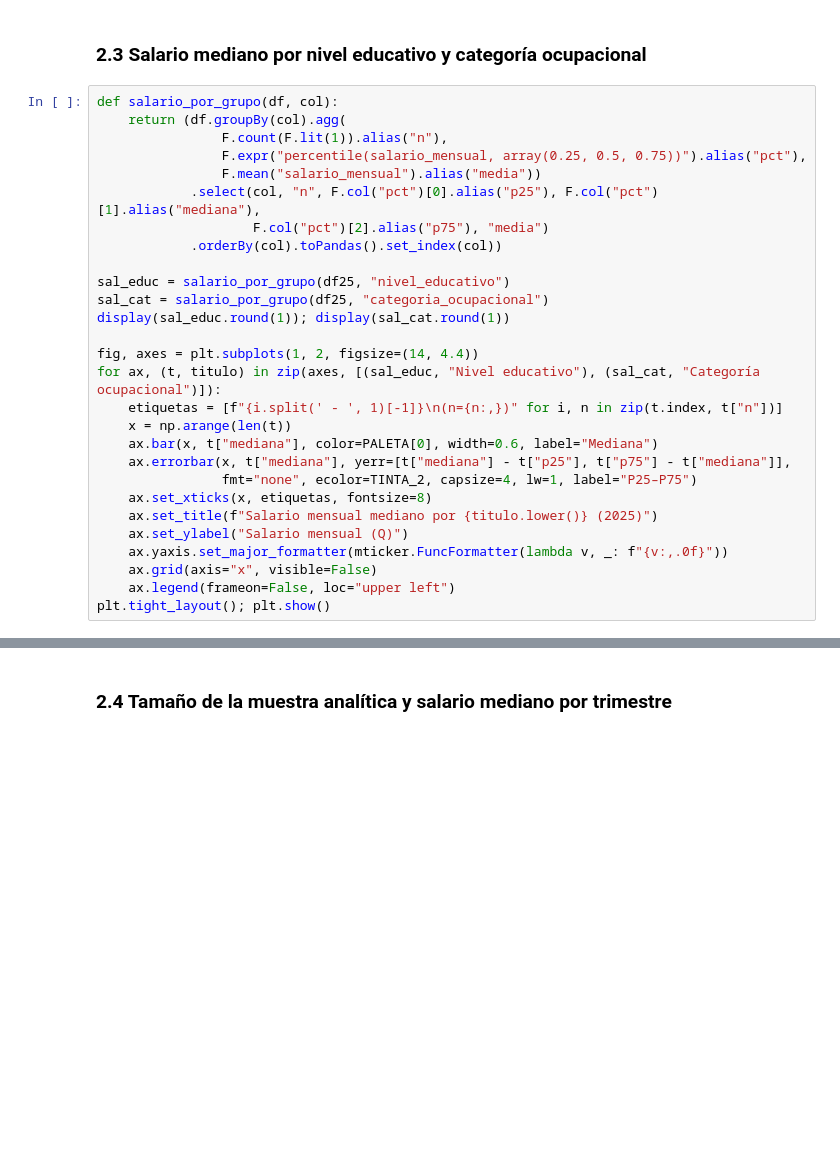
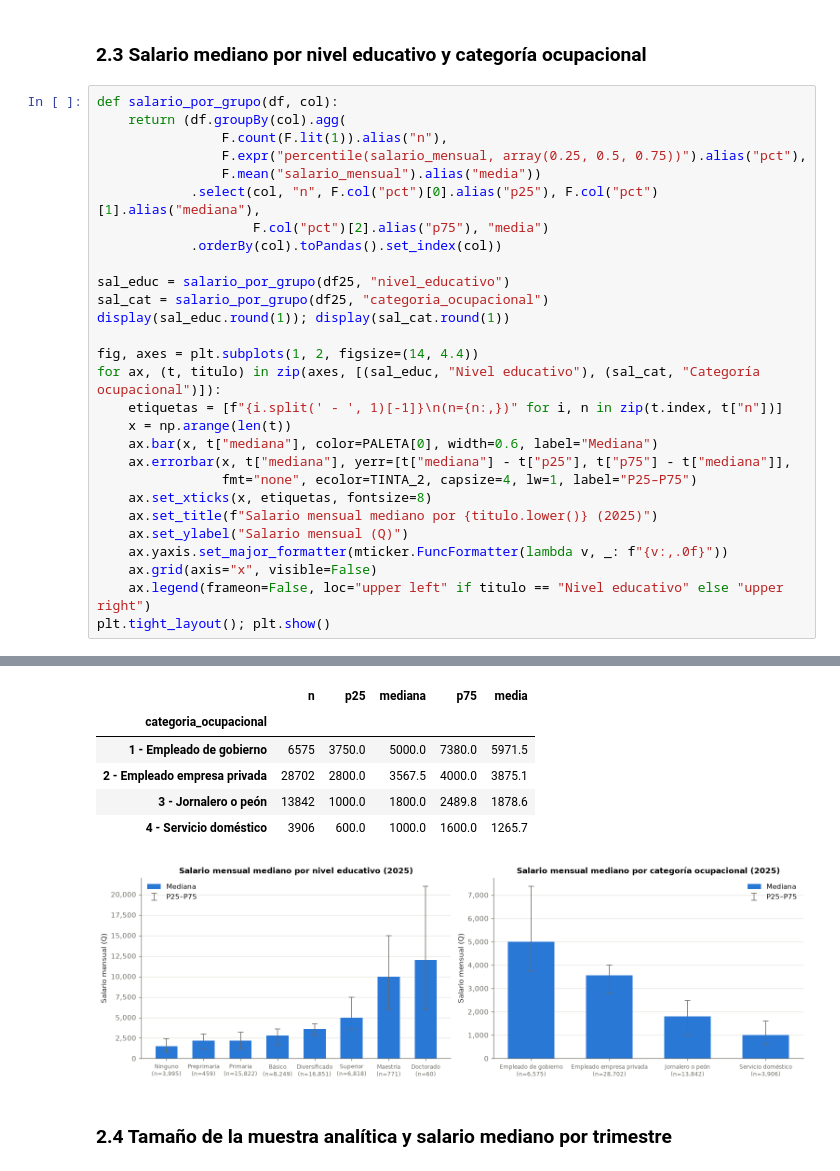
Before and after one commit to dils1809/Lab7_spark, a Jupyter notebook: notebooks/Lab7_ENEIC_SparkML.ipynb, the cells around one changed output, grey strips where cells are left out. Drawn from its saved outputs; the diff is of its cells as text; blank space fills up the shorter version.

```diff
--- a/notebooks/Lab7_ENEIC_SparkML.ipynb
+++ b/notebooks/Lab7_ENEIC_SparkML.ipynb
@@ -451,5 +642,6 @@ for ax, (t, titulo) in zip(axes, [(sal_educ, "Nivel educativo"), (sal_cat, "Cate
     ax.set_ylabel("Salario mensual (Q)")
     ax.yaxis.set_major_formatter(mticker.FuncFormatter(lambda v, _: f"{v:,.0f}"))
     ax.grid(axis="x", visible=False)
-    ax.legend(frameon=False, loc="upper left")
+    ax.legend(frameon=False, loc="upper left" if titulo == "Nivel educativo" else "upper right")
 plt.tight_layout(); plt.show()
+# %% [output]
@@ -456,3 +658,10 @@ plt.tight_layout(); plt.show()
+|  | n | p25 | mediana | p75 | media |
+| categoria_ocupacional |  |  |  |  |  |
+| 1 - Empleado de gobierno | 6575 | 3750.0 | 5000.0 | 7380.0 | 5971.5 |
+| 2 - Empleado empresa privada | 28702 | 2800.0 | 3567.5 | 4000.0 | 3875.1 |
+| 3 - Jornalero o peón | 13842 | 1000.0 | 1800.0 | 2489.8 | 1878.6 |
+| 4 - Servicio doméstico | 3906 | 600.0 | 1000.0 | 1600.0 | 1265.7 |
+[figure, added]
 # %% [markdown]
 ### 2.4 Tamaño de la muestra analítica y salario mediano por trimestre
 # %%
```
Also changed, not shown: parts of 30 cells of this notebook.
